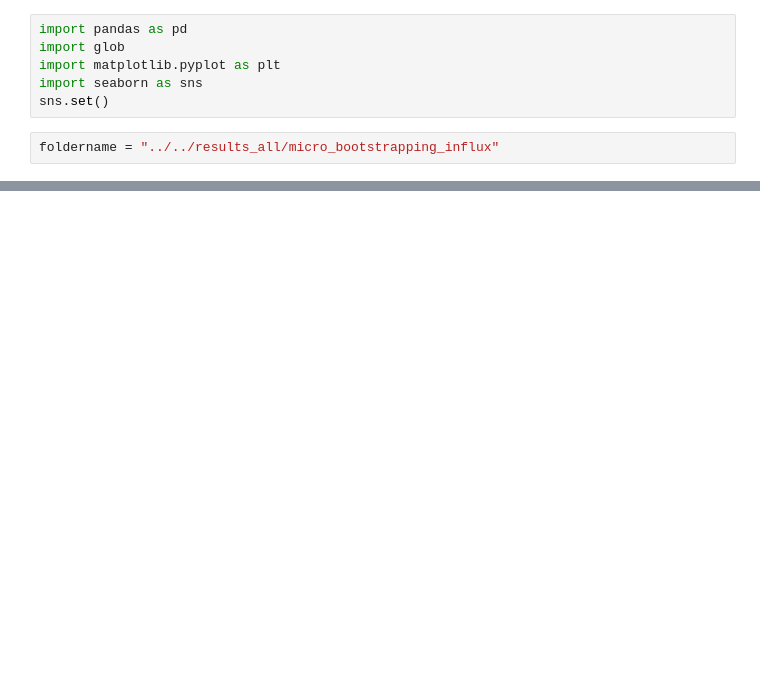
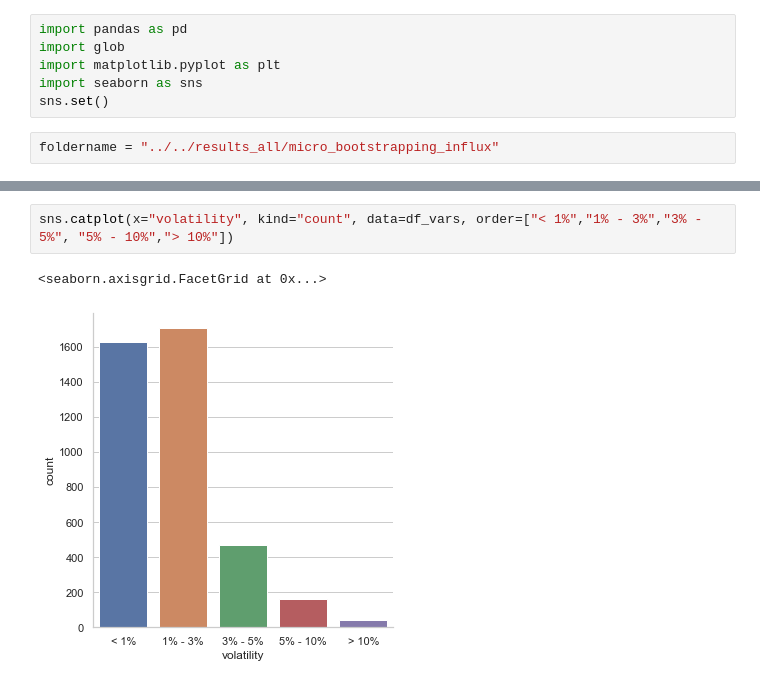
Before and after one commit to martingrambow/benchmarkStrategy, a Jupyter notebook: analysis/microbenchmarks_influxdb/micro_regression_bootstrap_draw_influx.ipynb, the cells around one changed output, grey strips where cells are left out. Cells and saved outputs as stored; diff of their text form; blank space fills up the shorter version.

```diff
--- a/analysis/microbenchmarks_influxdb/micro_regression_bootstrap_draw_influx.ipynb
+++ b/analysis/microbenchmarks_influxdb/micro_regression_bootstrap_draw_influx.ipynb
@@ -104,0 +104,5 @@ There are 237 stable and 140 unstable benchmarks (3% threshold)
+# %%
+sns.catplot(x="volatility", kind="count", data=df_vars, order=["< 1%","1% - 3%","3% - 5%", "5% - 10%","> 10%"])
+# %% [output]
+<seaborn.axisgrid.FacetGrid at 0x...>
+[figure, added]
```
Also changed, not shown: parts of 5 cells of this notebook, 11 other files.
